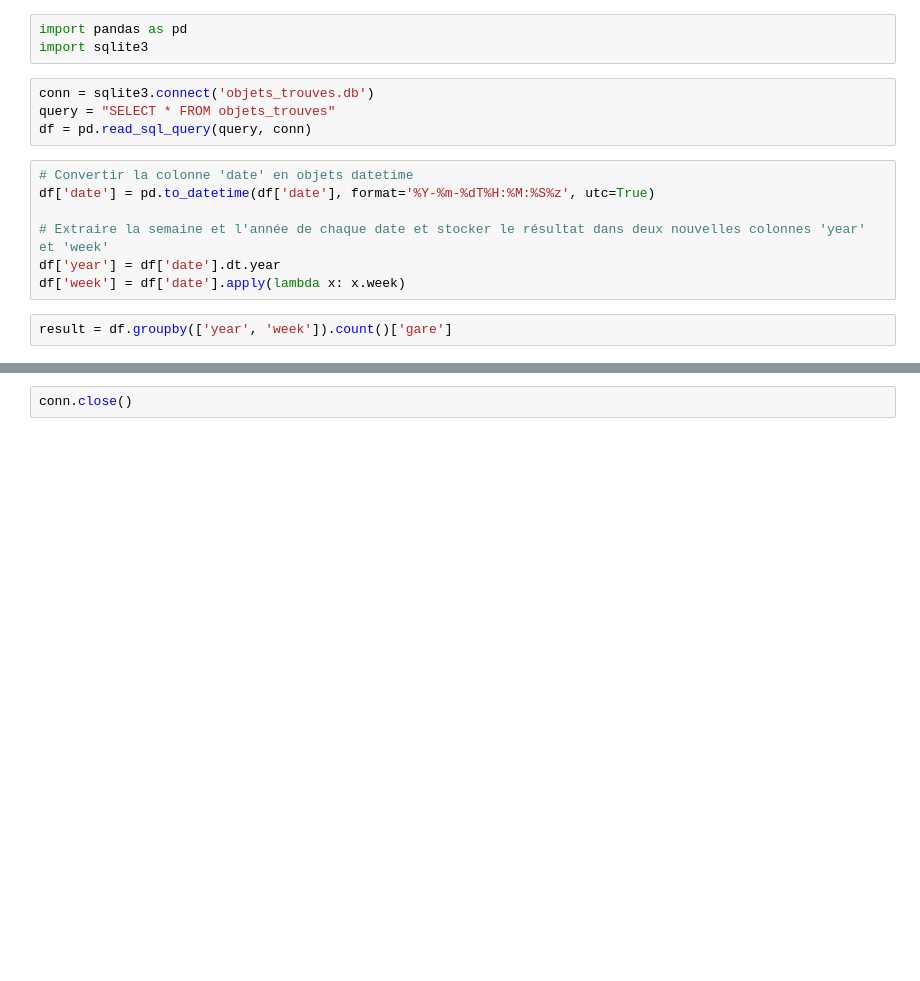
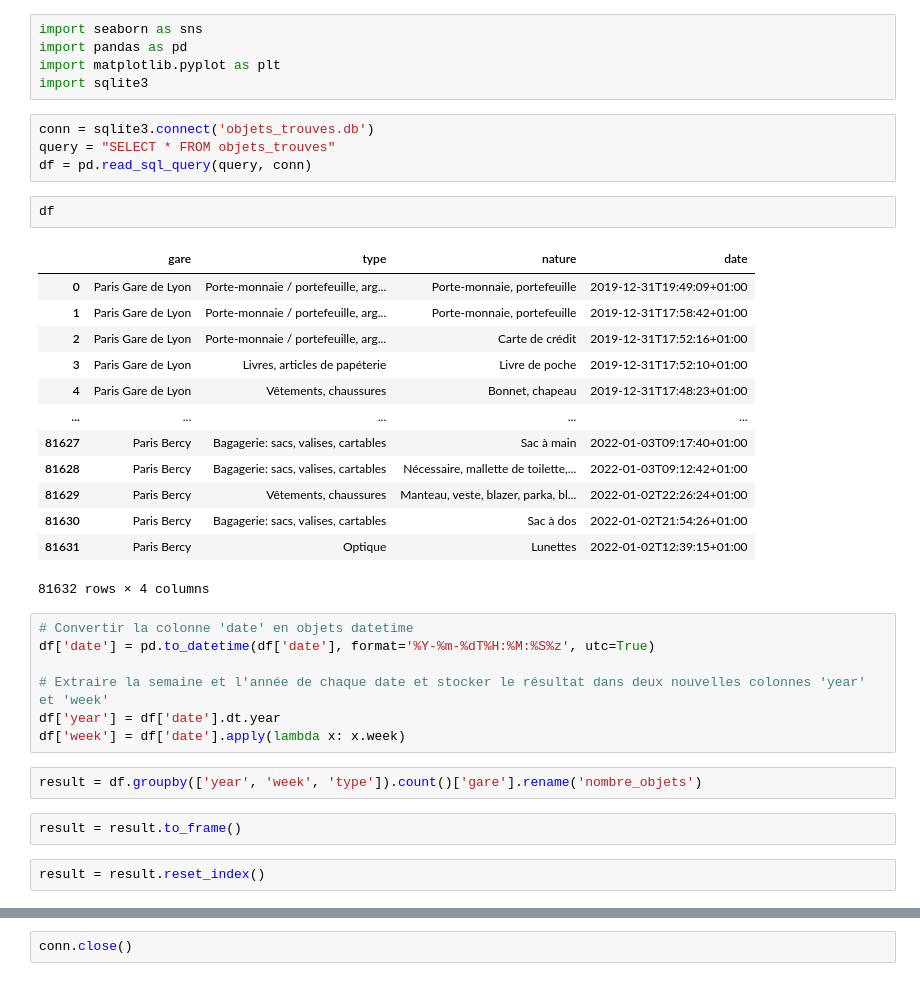
Before and after one commit to neevaiti/Lost_in_translation_SNCF, a Jupyter notebook: analyse.ipynb, the cells around one changed output, grey strips where cells are left out. Drawn from its saved outputs; the diff is of its cells as text; blank space fills up the shorter version.

```diff
--- a/analyse.ipynb
+++ b/analyse.ipynb
@@ -1,10 +1,28 @@
 # %%
+import seaborn as sns
 import pandas as pd
+import matplotlib.pyplot as plt
 import sqlite3
 # %%
 conn = sqlite3.connect('objets_trouves.db')
 query = "SELECT * FROM objets_trouves"
 df = pd.read_sql_query(query, conn)
+# %%
+df
+# %% [output]
+|  | gare | type | nature | date |
+| 0 | Paris Gare de Lyon | Porte-monnaie / portefeuille, arg... | Porte-monnaie, portefeuille | 2019-12-31T19:49:09+01:00 |
+| 1 | Paris Gare de Lyon | Porte-monnaie / portefeuille, arg... | Porte-monnaie, portefeuille | 2019-12-31T17:58:42+01:00 |
+| 2 | Paris Gare de Lyon | Porte-monnaie / portefeuille, arg... | Carte de crédit | 2019-12-31T17:52:16+01:00 |
+| 3 | Paris Gare de Lyon | Livres, articles de papéterie | Livre de poche | 2019-12-31T17:52:10+01:00 |
+| 4 | Paris Gare de Lyon | Vêtements, chaussures | Bonnet, chapeau | 2019-12-31T17:48:23+01:00 |
+| ... | ... | ... | ... | ... |
+| 81627 | Paris Bercy | Bagagerie: sacs, valises, cartables | Sac à main | 2022-01-03T09:17:40+01:00 |
+| 81628 | Paris Bercy | Bagagerie: sacs, valises, cartables | Nécessaire, mallette de toilette,... | 2022-01-03T09:12:42+01:00 |
+| 81629 | Paris Bercy | Vêtements, chaussures | Manteau, veste, blazer, parka, bl... | 2022-01-02T22:26:24+01:00 |
+| 81630 | Paris Bercy | Bagagerie: sacs, valises, cartables | Sac à dos | 2022-01-02T21:54:26+01:00 |
+| 81631 | Paris Bercy | Optique | Lunettes | 2022-01-02T12:39:15+01:00 |
+81632 rows × 4 columns
 # %%
 # Convertir la colonne 'date' en objets datetime
 df['date'] = pd.to_datetime(df['date'], format='%Y-%m-%dT%H:%M:%S%z', utc=True)
@@ -13,7 +31,11 @@ df['date'] = pd.to_datetime(df['date'], format='%Y-%m-%dT%H:%M:%S%z', utc=True)
 df['year'] = df['date'].dt.year
 df['week'] = df['date'].apply(lambda x: x.week)
 # %%
-result = df.groupby(['year', 'week']).count()['gare']
+result = df.groupby(['year', 'week', 'type']).count()['gare'].rename('nombre_objets')
+# %%
+result = result.to_frame()
+# %%
+result = result.reset_index()
 # %%
 result
 # %% [output]
```
Also changed, not shown: parts of 3 cells of this notebook, 2 other files.
